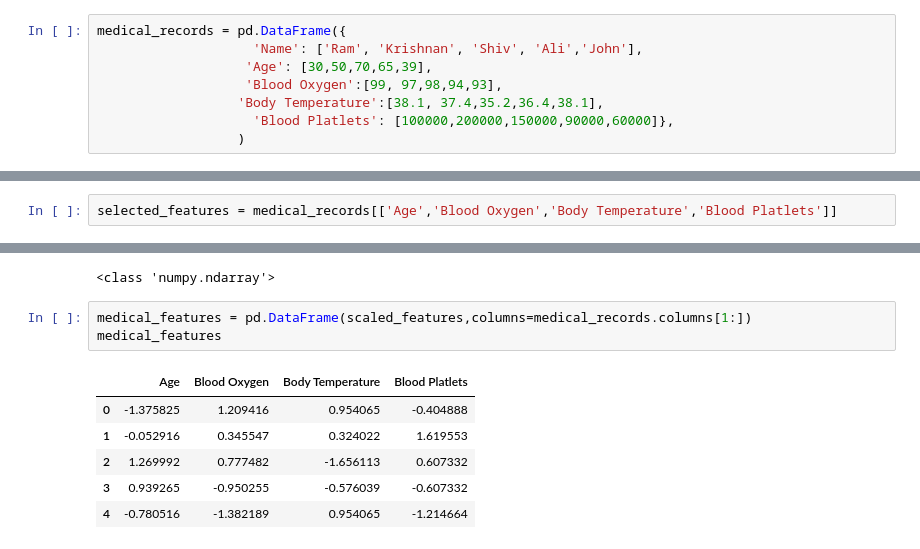
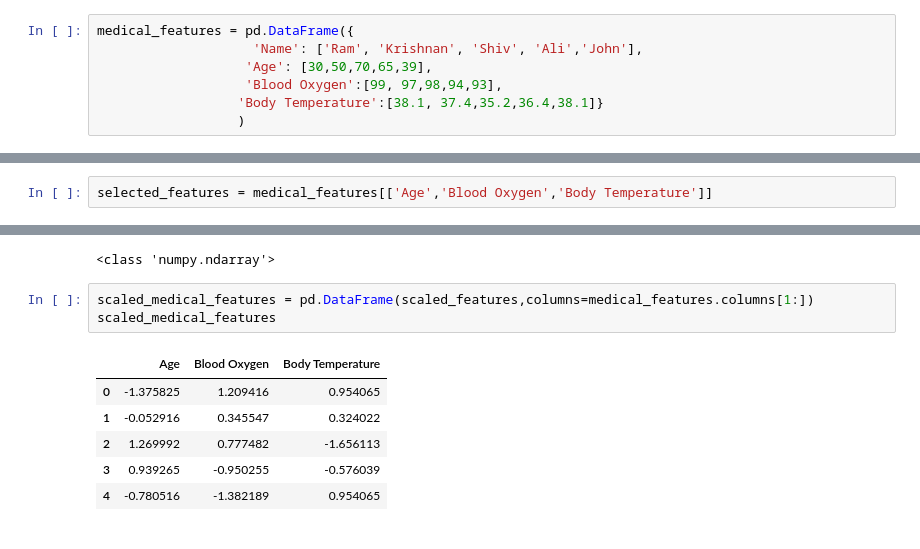
Before and after one commit to RajeshRamachander/scalar, a Jupyter notebook: Scalar.ipynb, the cells around one changed output, grey strips where cells are left out. Drawn from its saved outputs; the diff is of its cells as text.

```diff
--- a/Scalar.ipynb
+++ b/Scalar.ipynb
@@ -4,11 +4,10 @@ import numpy as np
 import matplotlib.pyplot as plt
 import seaborn as sns
 # %%
-medical_records = pd.DataFrame({
+medical_features = pd.DataFrame({
                     'Name': ['Ram', 'Krishnan', 'Shiv', 'Ali','John'],
                    'Age': [30,50,70,65,39],
                    'Blood Oxygen':[99, 97,98,94,93],
-                  'Body Temperature':[38.1, 37.4,35.2,36.4,38.1],
-                    'Blood Platlets': [100000,200000,150000,90000,60000]},
+                  'Body Temperature':[38.1, 37.4,35.2,36.4,38.1]}
                   )
 # %%
@@ -36,5 +35,5 @@ Euclidean distance between Bank Balance and Body Temprature is:  290096.09246934
 # %%
-selected_features = medical_records[['Age','Blood Oxygen','Body Temperature','Blood Platlets']]
+selected_features = medical_features[['Age','Blood Oxygen','Body Temperature']]
 # %%
 from sklearn.preprocessing import StandardScaler
 scaler = StandardScaler()
@@ -45,12 +44,12 @@ print(type(scaled_features))
 # %% [output]
 <class 'numpy.ndarray'>
 # %%
-medical_features = pd.DataFrame(scaled_features,columns=medical_records.columns[1:])
-medical_features
+scaled_medical_features = pd.DataFrame(scaled_features,columns=medical_features.columns[1:])
+scaled_medical_features
 # %% [output]
-|  | Age | Blood Oxygen | Body Temperature | Blood Platlets |
-| 0 | -1.375825 | 1.209416 | 0.954065 | -0.404888 |
-| 1 | -0.052916 | 0.345547 | 0.324022 | 1.619553 |
-| 2 | 1.269992 | 0.777482 | -1.656113 | 0.607332 |
-| 3 | 0.939265 | -0.950255 | -0.576039 | -0.607332 |
-| 4 | -0.780516 | -1.382189 | 0.954065 | -1.214664 |
+|  | Age | Blood Oxygen | Body Temperature |
+| 0 | -1.375825 | 1.209416 | 0.954065 |
+| 1 | -0.052916 | 0.345547 | 0.324022 |
+| 2 | 1.269992 | 0.777482 | -1.656113 |
+| 3 | 0.939265 | -0.950255 | -0.576039 |
+| 4 | -0.780516 | -1.382189 | 0.954065 |
```
Also changed, not shown: parts of 6 cells of this notebook.
